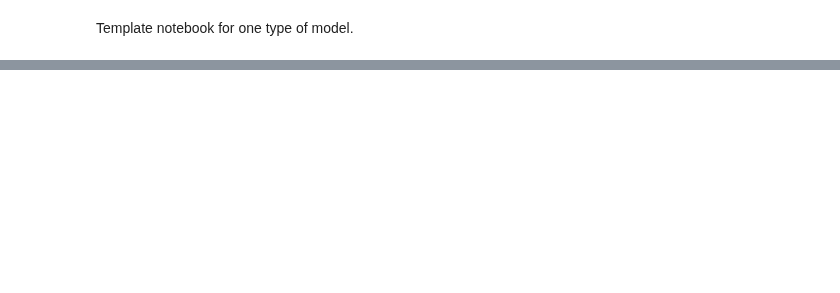
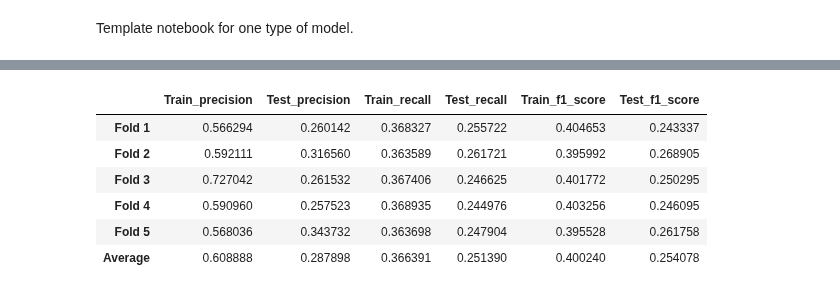
Before and after one commit to berthlou/DSAA_ML_41, a Jupyter notebook: code/models/model_template.ipynb, the cells around one changed output, grey strips where cells are left out. Cells and saved outputs as stored; diff of their text form; code cells hidden in the pictures; blank space fills up the shorter version.

```diff
--- a/code/models/model_template.ipynb
+++ b/code/models/model_template.ipynb
@@ -115,3 +454,14 @@ xgb_results
+# %%
+#run your model
+"your model"_results
+# %% [output]
+|  | Train_precision | Test_precision | Train_recall | Test_recall | Train_f1_score | Test_f1_score |
+| Fold 1 | 0.566294 | 0.260142 | 0.368327 | 0.255722 | 0.404653 | 0.243337 |
+| Fold 2 | 0.592111 | 0.316560 | 0.363589 | 0.261721 | 0.395992 | 0.268905 |
+| Fold 3 | 0.727042 | 0.261532 | 0.367406 | 0.246625 | 0.401772 | 0.250295 |
+| Fold 4 | 0.590960 | 0.257523 | 0.368935 | 0.244976 | 0.403256 | 0.246095 |
+| Fold 5 | 0.568036 | 0.343732 | 0.363698 | 0.247904 | 0.395528 | 0.261758 |
+| Average | 0.608888 | 0.287898 | 0.366391 | 0.251390 | 0.400240 | 0.254078 |
 # %%
 # Test prediction
     # Choose best model from KFold above
```
Also changed, not shown: parts of 30 cells of this notebook.
